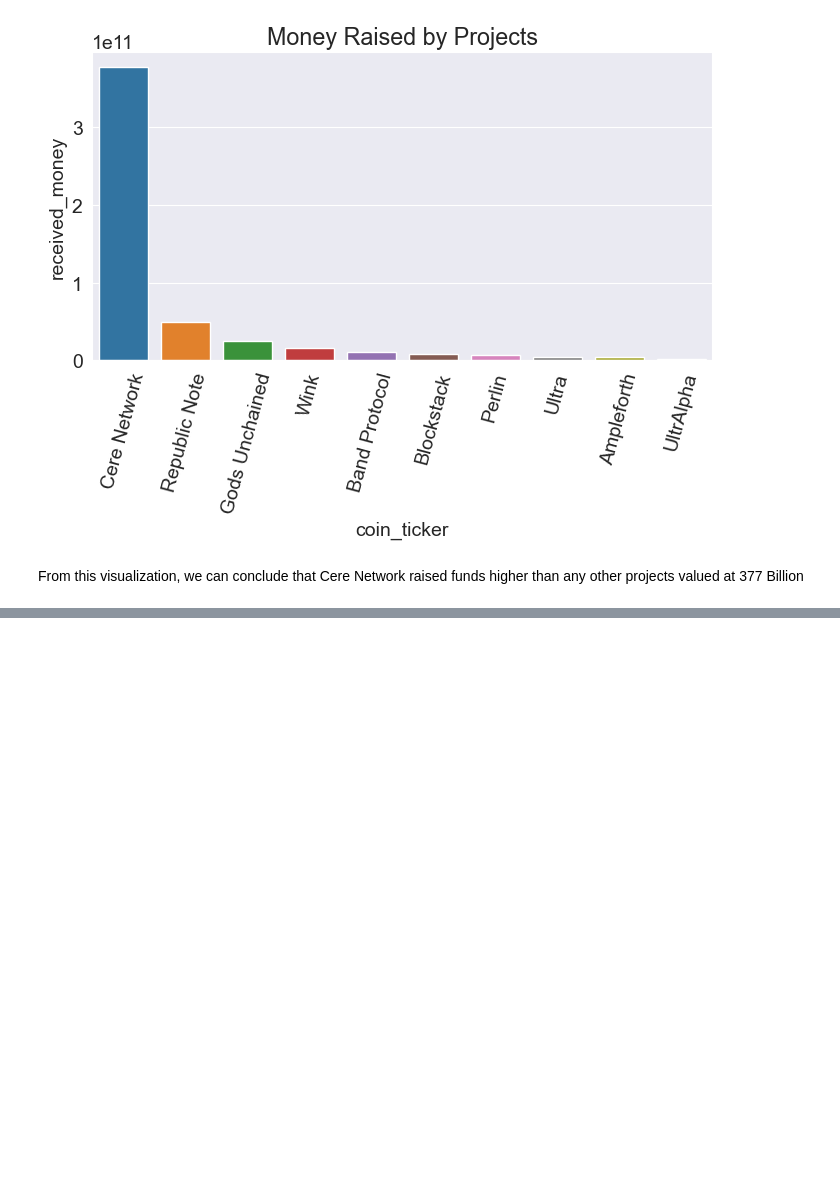
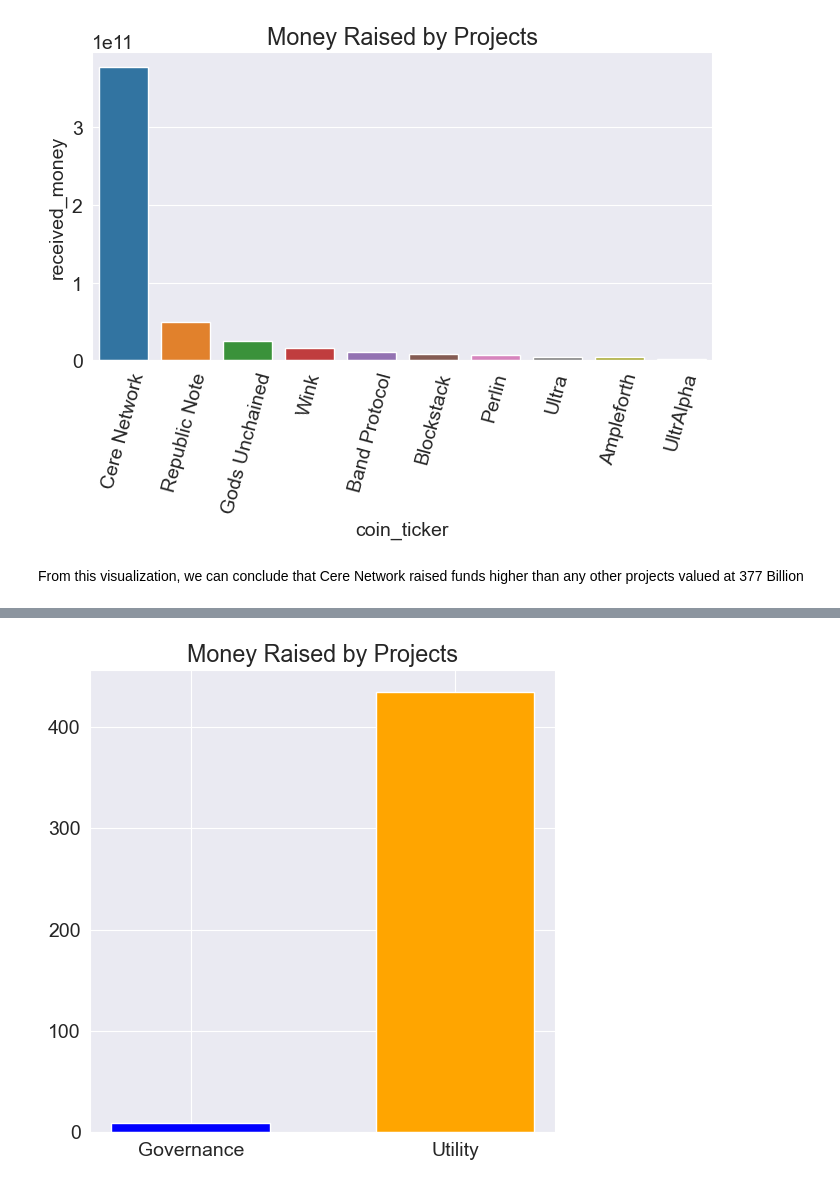
Before and after one commit to MaksudMalik/Analysis-of-ICO-of-Cryptocurrencies, a Jupyter notebook: Analysis.ipynb, the cells around one changed output, grey strips where cells are left out. Cells and saved outputs as stored; diff of their text form; code cells hidden in the pictures; blank space fills up the shorter version.

```diff
--- a/Analysis.ipynb
+++ b/Analysis.ipynb
@@ -125,0 +184,7 @@ From this visualization, we can conclude that Cere Network raised funds higher t
+# %%
+plt.figure(figsize=(6,6))
+colors=['blue','orange']
+plt.title('Money Raised by Projects')
+plt.bar(role_count.index, role_count.coin_ticker,width=0.6, color=colors);
+# %% [output]
+[figure, added]
```
Also changed, not shown: parts of 25 cells of this notebook.
